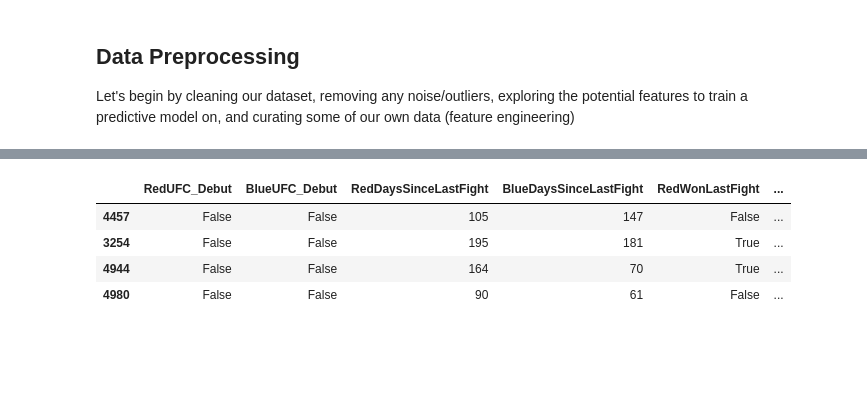
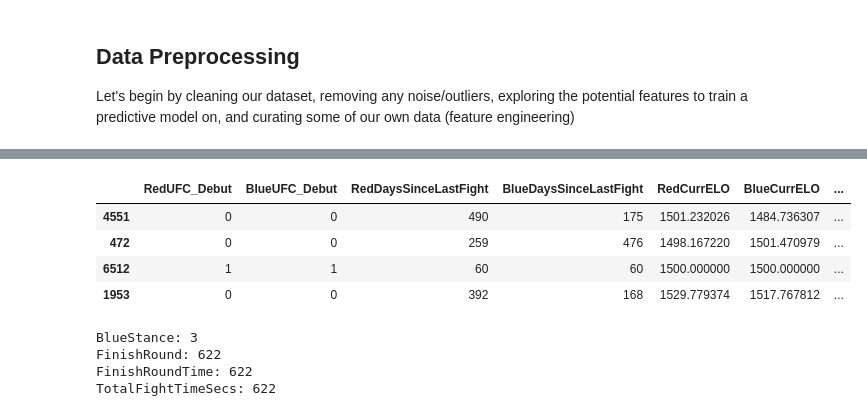
Before and after one commit to arniekanwal/ufc-predictor, a Jupyter notebook: notebooks/ufc-preprocess.ipynb, the cells around one changed output, grey strips where cells are left out. Drawn from its saved outputs; the diff is of its cells as text; code cells hidden in the pictures; blank space fills up the shorter version.

Commit message:
Export clean UFC dataset w/ some init preprocessing

```diff
--- a/notebooks/ufc-preprocess.ipynb
+++ b/notebooks/ufc-preprocess.ipynb
@@ -136 +128,5 @@ TotalFightTimeSecs: 622
+# %%
+# For columns w/ binary outcomes, we can go ahead and encode those right now
+df['Winner'] = df['Winner'].map({'Red': 1, "Blue": 0})
+df['TitleBout'] = df['TitleBout'].map({True: 1, False: 0})
 # %%
@@ -218,9 +221,9 @@ class UFC_TimeSeries():
 
     def _init_cols(self) -> list[str]:
         # Timeseries columns which we'll be creating
-        new_cols = ["UFC_Debut", "DaysSinceLastFight", "WonLastFight", "CurrELO", "ExpectedValue"]
+        new_cols = ["UFC_Debut", "DaysSinceLastFight", "CurrELO"]
         # Columns which we'll overwrite w/ running averages (i.e. turn into timerseries data)
-        overwrite = ["AvgSigStrLanded", "AvgSigStrPct", "AvgSubAtt", "AvgTDLanded", "AvgTDPct"]
+        overwrite = ["ExpectedValue", "AvgSigStrLanded", "AvgSigStrPct", "AvgSubAtt", "AvgTDLanded", "AvgTDPct"]
 
         res = []
         for col in new_cols:
@@ -264,10 +267,14 @@ class UFC_TimeSeries():
         red_score, blue_score = 0, 0
         if self.df.loc[row, 'Finish'] == "DQ" or self.df.loc[row, 'Finish'] == "Overturned":
             red_score, blue_score = 0.5, 0.5
-        elif self.df.loc[row, 'Winner'].lower() == "red":
+        elif self.df.loc[row, 'Winner'] == 1:
             red_score = 1
         else:
             blue_score = 1
+
+        # Fix empty fight finish records:
+        if pd.isnull(self.df.loc[row, 'Finish']):
+            self.df.loc[row, 'Finish'] = "U-DEC"
 
         new_Rr = Rr + K * (red_score - expR)
         new_Rb = Rb + K * (blue_score - expB)
@@ -282,23 +289,12 @@ class UFC_TimeSeries():
         def updateIndividualRecord(fighter, isDebut, corner):
             if isDebut:
                 self.df.loc[row, corner + "UFC_Debut"]          = True
-                self.df.loc[row, corner + "WonLastFight"]       = True
                 self.df.loc[row, corner + "DaysSinceLastFight"] = avgDaysBetweenFights
             else:
                 self.df.loc[row, corner + "UFC_Debut"]          = False
-                self.df.loc[row, corner + "WonLastFight"]       = self.hist[fighter]["WonLastFight"]
                 self.df.loc[row, corner + "DaysSinceLastFight"] = (curr_date - self.hist[fighter]["LastFightDate"]).days
 
-            # Update running historical record
             self.hist[fighter]["LastFightDate"] = curr_date
-
-            if (self.df.loc[row, 'Finish'] == "DQ"          or
-                self.df.loc[row, 'Finish'] == "Overturned"  or
-                self.df.loc[row, 'Winner'].lower() != corner.lower()
-            ):
-                self.hist[fighter]["WonLastFight"] = False
-            else:
-                self.hist[fighter]["WonLastFight"] = True
 
         updateIndividualRecord(red, rDebut, "Red")
         updateIndividualRecord(blue, bDebut, "Blue")
@@ -346,12 +342,29 @@ class UFC_TimeSeries():
 builder = UFC_TimeSeries(df, wc_stats)
 builder.build_timerseries_data()
 # %%
+# First, let's update our new columns w/ the correct type
+bool_cols = ["RedUFC_Debut", "BlueUFC_Debut"]
+int_cols = ["RedDaysSinceLastFight", "BlueDaysSinceLastFight"]
+float_cols = ["RedCurrELO", "BlueCurrELO"]
+
+df[bool_cols] = df[bool_cols].astype(bool)
+df[bool_cols + int_cols] = df[bool_cols + int_cols].astype(int)
+df[float_cols] = df[float_cols].astype(float)
+
 # Verify that the new features have been added successfully
 feature_subset = df[builder.timeseries_cols]
 feature_subset.sample(4)
 # %% [output]
-|  | RedUFC_Debut | BlueUFC_Debut | RedDaysSinceLastFight | BlueDaysSinceLastFight | RedWonLastFight | ... |
-| 4457 | False | False | 105 | 147 | False | ... |
-| 3254 | False | False | 195 | 181 | True | ... |
-| 4944 | False | False | 164 | 70 | True | ... |
-| 4980 | False | False | 90 | 61 | False | ... |
+|  | RedUFC_Debut | BlueUFC_Debut | RedDaysSinceLastFight | BlueDaysSinceLastFight | RedCurrELO | BlueCurrELO | ... |
+| 4551 | 0 | 0 | 490 | 175 | 1501.232026 | 1484.736307 | ... |
+| 472 | 0 | 0 | 259 | 476 | 1498.167220 | 1501.470979 | ... |
+| 6512 | 1 | 1 | 60 | 60 | 1500.000000 | 1500.000000 | ... |
+| 1953 | 0 | 0 | 392 | 168 | 1529.779374 | 1517.767812 | ... |
+# %%
+# After cleaning the dataset, here are the columns w/ missing data:
+print_missing_data()
+# %% [output]
+BlueStance: 3
+FinishRound: 622
+FinishRoundTime: 622
+TotalFightTimeSecs: 622
```
Also changed, not shown: parts of 19 cells of this notebook, 1 other file.
